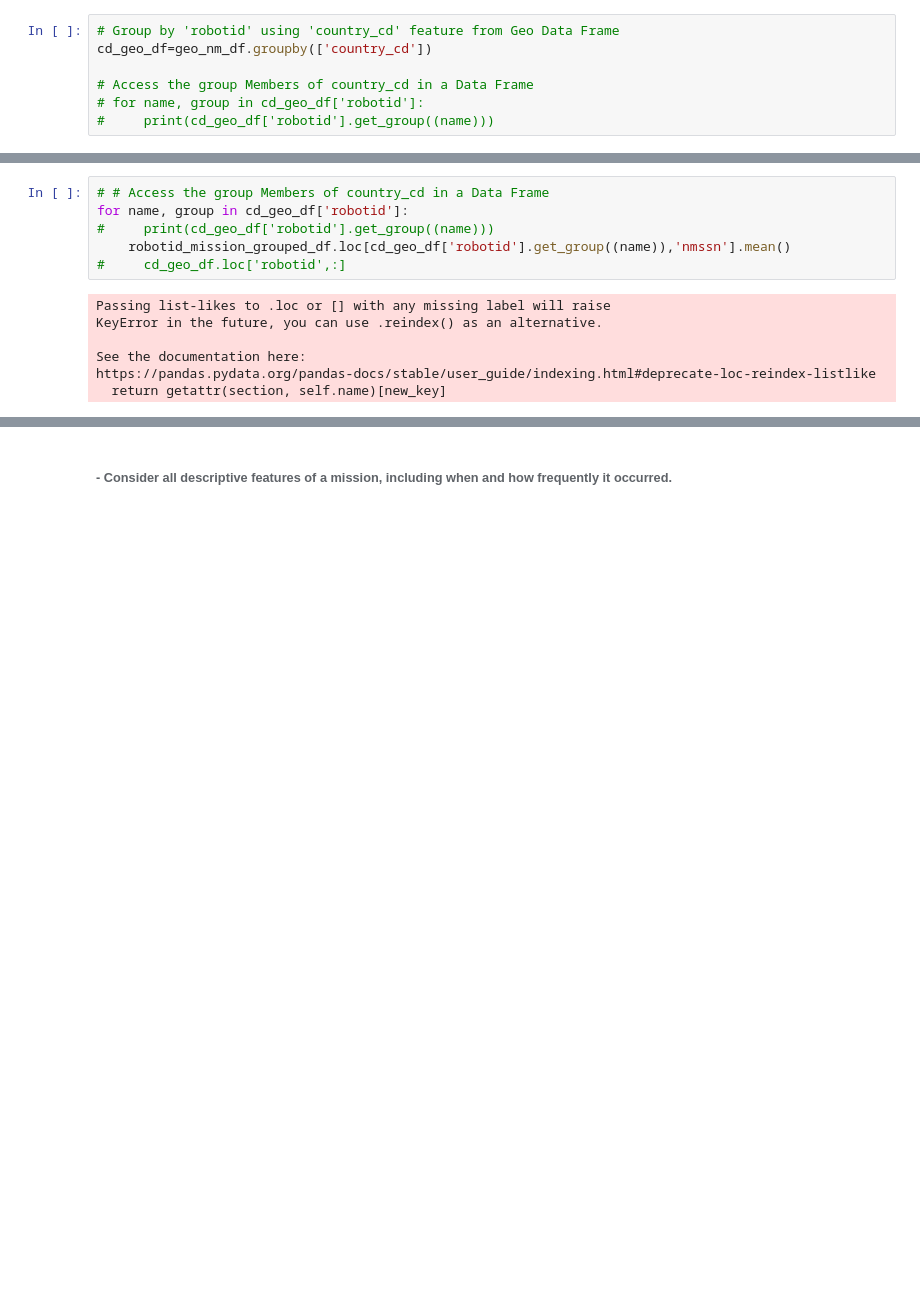
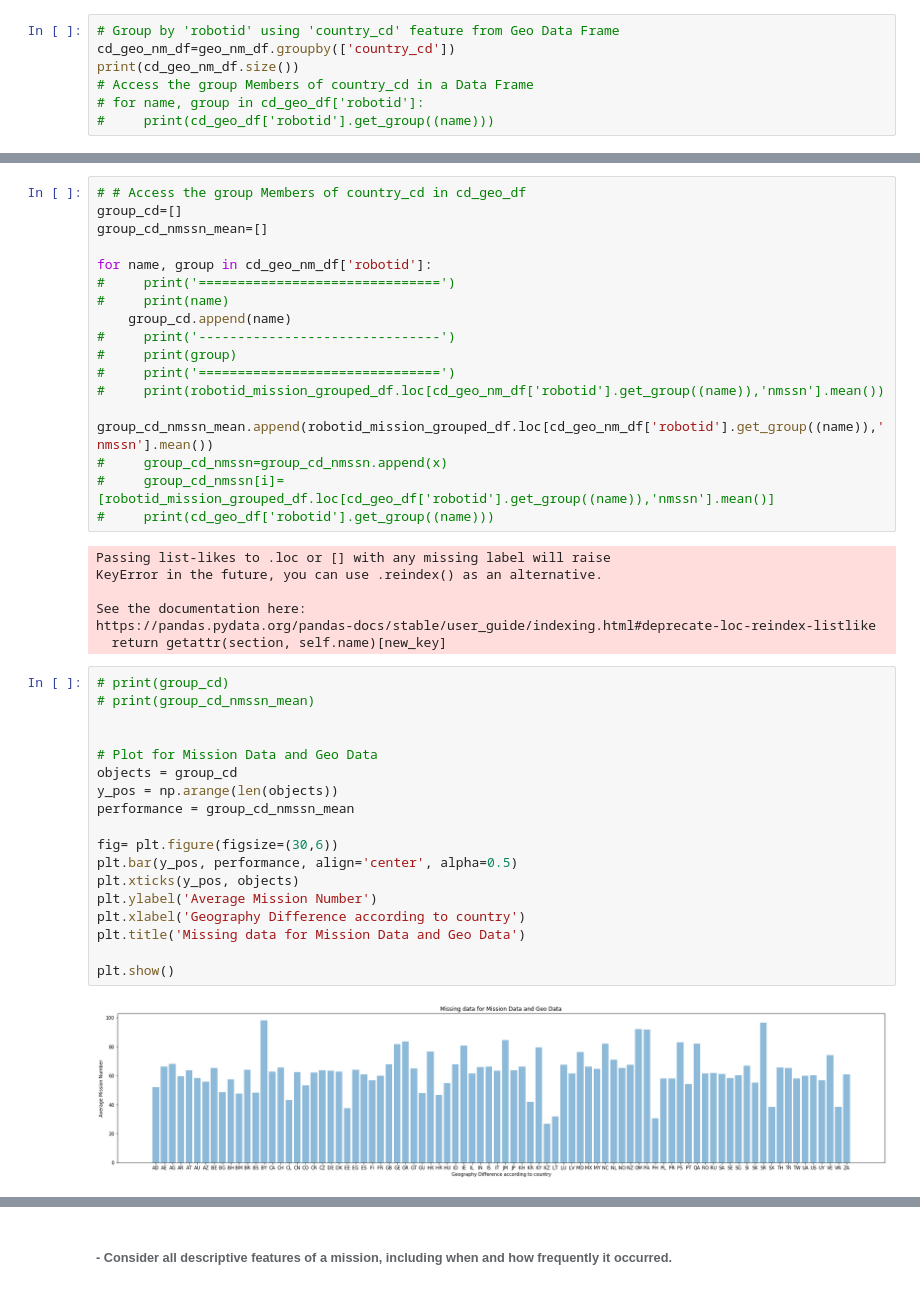
Before and after one commit to mkmrabby/Geo-and-Mission-Data-Analysis-for-the-Robot-Performance-Measurement, a Jupyter notebook: geo_mission_analysis.ipynb, the cells around one changed output, grey strips where cells are left out. Saved outputs shown, nothing was run; the diff lists cells and outputs as text; blank space fills up the shorter version.

```diff
--- a/geo_mission_analysis.ipynb
+++ b/geo_mission_analysis.ipynb
@@ -164,8 +164,8 @@ plt.show()
 To visualize this information, at first, we shall group by robotid based on their 'country_cd'/'timezone' feature. Then we shall check the 'nmssn' and 'runm' feature of each group members. All these information will provide data about the geography difference that effect on the robot performance.
 # %%
 # Group by 'robotid' using 'country_cd' feature from Geo Data Frame
-cd_geo_df=geo_nm_df.groupby(['country_cd'])
-
+cd_geo_nm_df=geo_nm_df.groupby(['country_cd'])
+print(cd_geo_nm_df.size())
 # Access the group Members of country_cd in a Data Frame
 # for name, group in cd_geo_df['robotid']:
 #     print(cd_geo_df['robotid'].get_group((name)))
@@ -191,11 +207,22 @@ robotid_mission_grouped_df = mission_nm_df.groupby(['robotid']).mean()
 # %% [markdown]
 Here, we shall findout the mean 'nmssn' of each group. Therefore, we can compare the geo difference.
 # %%
-# # Access the group Members of country_cd in a Data Frame
-for name, group in cd_geo_df['robotid']:
+# # Access the group Members of country_cd in cd_geo_df
+group_cd=[]
+group_cd_nmssn_mean=[]
+
+for name, group in cd_geo_nm_df['robotid']:
+#     print('===============================')
+#     print(name)
+    group_cd.append(name)
+#     print('-------------------------------')
+#     print(group)
+#     print('===============================')
+#     print(robotid_mission_grouped_df.loc[cd_geo_nm_df['robotid'].get_group((name)),'nmssn'].mean())
+    group_cd_nmssn_mean.append(robotid_mission_grouped_df.loc[cd_geo_nm_df['robotid'].get_group((name)),'nmssn'].mean())
+#     group_cd_nmssn=group_cd_nmssn.append(x)
+#     group_cd_nmssn[i]=[robotid_mission_grouped_df.loc[cd_geo_df['robotid'].get_group((name)),'nmssn'].mean()]
 #     print(cd_geo_df['robotid'].get_group((name)))
-    robotid_mission_grouped_df.loc[cd_geo_df['robotid'].get_group((name)),'nmssn'].mean()
-#     cd_geo_df.loc['robotid',:]
 # %% [output]
 Passing list-likes to .loc or [] with any missing label will raise
 KeyError in the future, you can use .reindex() as an alternative.
@@ -203,3 +230,23 @@ KeyError in the future, you can use .reindex() as an alternative.
 See the documentation here:
 https://pandas.pydata.org/pandas-docs/stable/user_guide/indexing.html#deprecate-loc-reindex-listlike
   return getattr(section, self.name)[new_key]
+# %%
+# print(group_cd)
+# print(group_cd_nmssn_mean)
+
+
+# Plot for Mission Data and Geo Data
+objects = group_cd
+y_pos = np.arange(len(objects))
+performance = group_cd_nmssn_mean
+
+fig= plt.figure(figsize=(30,6))
+plt.bar(y_pos, performance, align='center', alpha=0.5)
+plt.xticks(y_pos, objects)
+plt.ylabel('Average Mission Number')
+plt.xlabel('Geography Difference according to country')
+plt.title('Missing data for Mission Data and Geo Data')
+
+plt.show()
+# %% [output]
+[figure, added]
```
Also changed, not shown: parts of 6 cells of this notebook.
